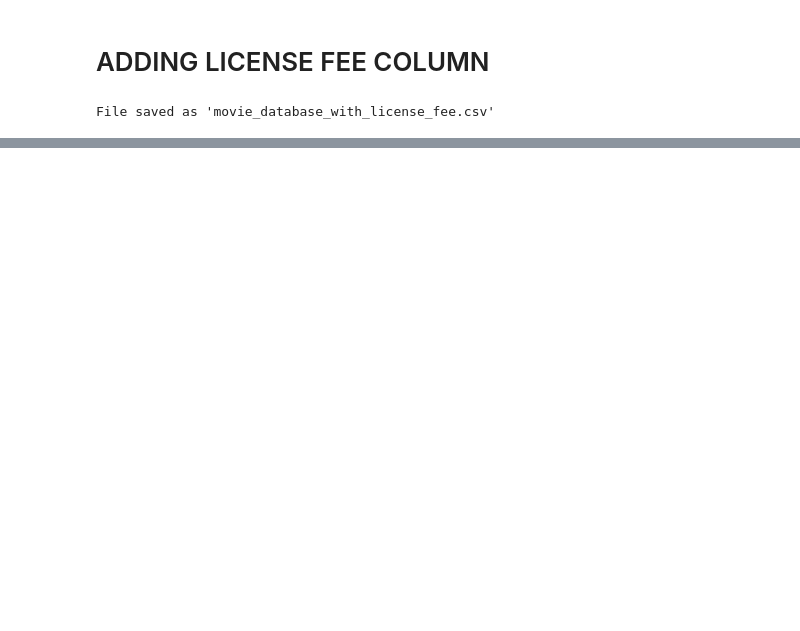
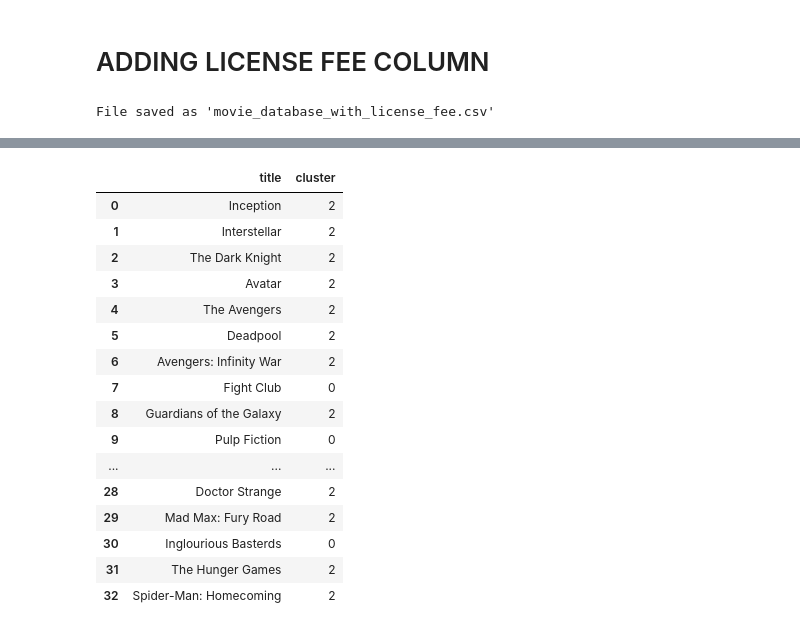
Before and after one commit to DavidKrame/MMCS_Project_UoE_Group9, a Jupyter notebook: DataAnalysis_MovieDataBase.ipynb, the cells around one changed output, grey strips where cells are left out. Saved outputs shown, nothing was run; the diff lists cells and outputs as text; code cells hidden in the pictures; blank space fills up the shorter version.

```diff
--- a/DataAnalysis_MovieDataBase.ipynb
+++ b/DataAnalysis_MovieDataBase.ipynb
@@ -258,0 +456,20 @@ EDA Complete.
+# %%
+df[['title', 'cluster']].head(33)
+# %% [output]
+|  | title | cluster |
+| 0 | Inception | 2 |
+| 1 | Interstellar | 2 |
+| 2 | The Dark Knight | 2 |
+| 3 | Avatar | 2 |
+| 4 | The Avengers | 2 |
+| 5 | Deadpool | 2 |
+| 6 | Avengers: Infinity War | 2 |
+| 7 | Fight Club | 0 |
+| 8 | Guardians of the Galaxy | 2 |
+| 9 | Pulp Fiction | 0 |
+| ... | ... | ... |
+| 28 | Doctor Strange | 2 |
+| 29 | Mad Max: Fury Road | 2 |
+| 30 | Inglourious Basterds | 0 |
+| 31 | The Hunger Games | 2 |
+| 32 | Spider-Man: Homecoming | 2 |
```
Also changed, not shown: parts of 13 cells of this notebook.
